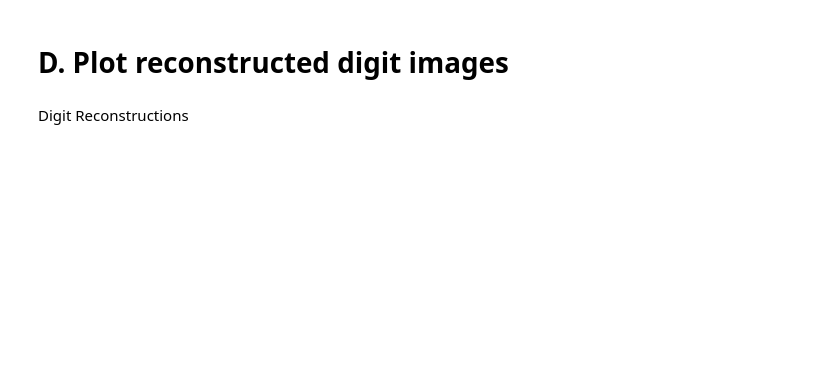
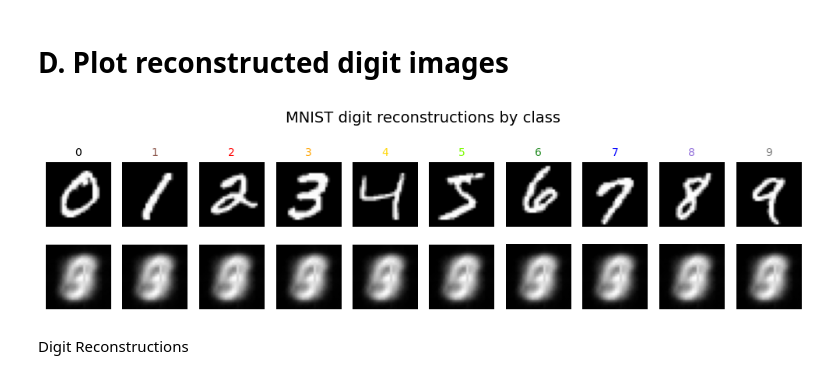
Before and after one commit to eth-tran/CS479-Assignment-4, a Jupyter notebook: a4q3.ipynb, the cells around one changed output. Saved outputs shown, nothing was run; the diff lists cells and outputs as text; code cells hidden in the pictures; blank space fills up the shorter version.

```diff
--- a/a4q3.ipynb
+++ b/a4q3.ipynb
@@ -213,4 +236,43 @@ ax = fig.add_subplot(111, projection='3d')
 # %% [markdown]
 # D. Plot reconstructed digit images
+# %%
+net.eval()
+
+all_x, all_t = next(iter(train_all))
+all_x = all_x.to(device)
+all_t = all_t.numpy()
+
+with torch.no_grad():
+    y = net(all_x).cpu()
+
+examples = []
+for digit in range(10):
+    idx = np.where(all_t == digit)[0][0]  # <-- fixed line
+    examples.append((digit, all_x[idx], y[idx]))
+
+plt.figure(figsize=(10, 3))
+
+# Top row (inputs)
+for i, (digit, orig, recon) in enumerate(examples):
+    plt.subplot(2, 10, i + 1)
+    plt.imshow(orig.squeeze().cpu(), cmap='gray')
+    plt.title(str(digit), color=colour_options[digit], fontsize=10)
+    plt.axis('off')
+    if i == 0:
+        plt.ylabel("Input", fontsize=12)
+
+# Bottom row (reconstructions)
+for i, (digit, orig, recon) in enumerate(examples):
+    plt.subplot(2, 10, 10 + i + 1)
+    plt.imshow(recon.squeeze().cpu(), cmap='gray')
+    plt.axis('off')
+    if i == 0:
+        plt.ylabel("Output", fontsize=12)
+
+plt.suptitle("MNIST digit reconstructions by class", fontsize=14)
+plt.tight_layout()
+plt.show()
+# %% [output]
+[figure, added]
 # %% [markdown]
 Digit Reconstructions
```
Also changed, not shown: parts of 2 cells of this notebook.
